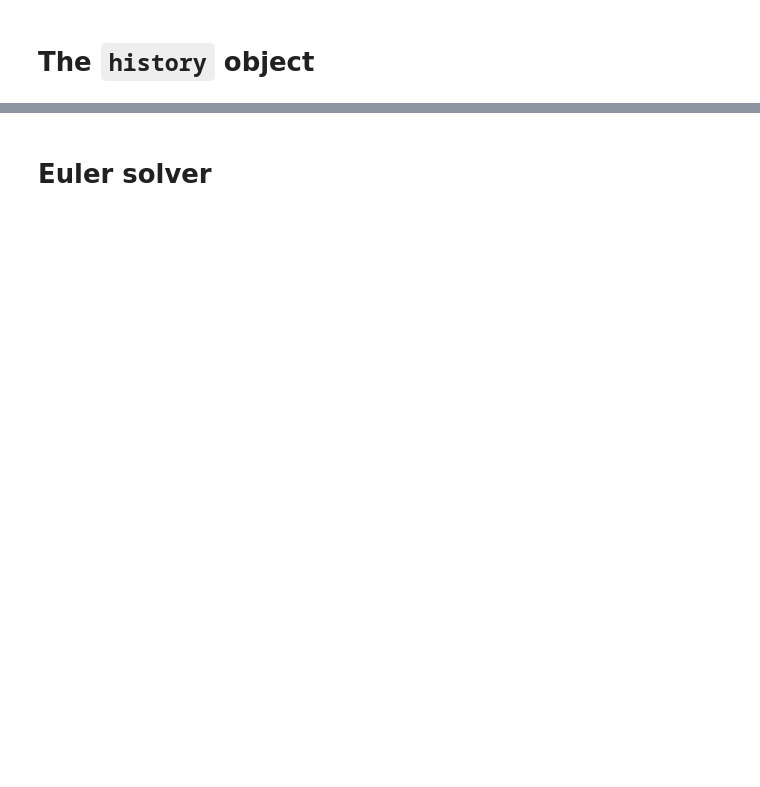
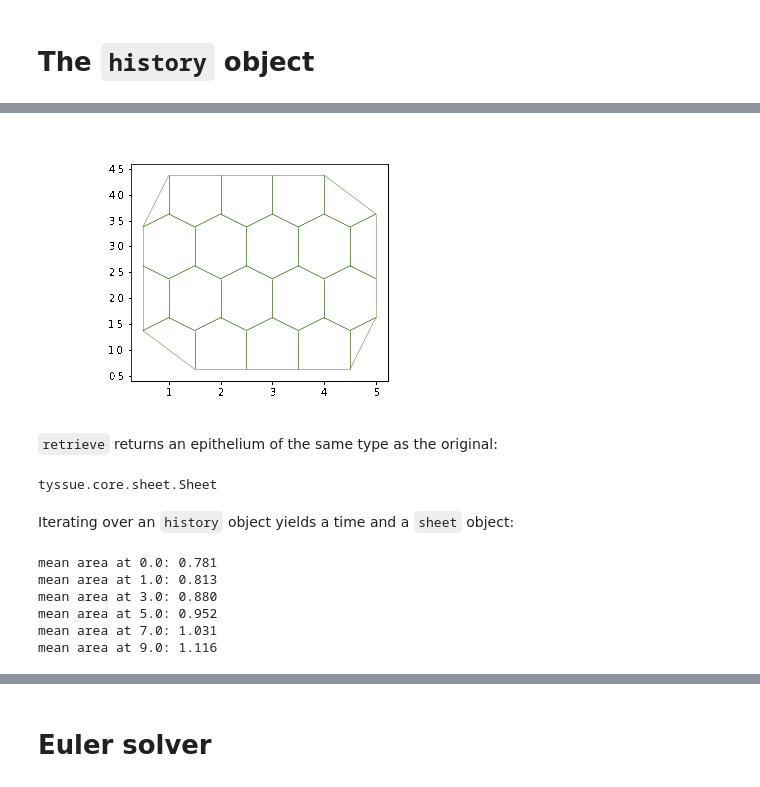
Before and after one commit to DamCB/tyssue-demo, a Jupyter notebook: 04-Solvers.ipynb, the cells around one changed output, grey strips where cells are left out. Cells and saved outputs as stored; diff of their text form; code cells hidden in the pictures; blank space fills up the shorter version.

```diff
--- a/04-Solvers.ipynb
+++ b/04-Solvers.ipynb
@@ -28,3 +36,37 @@ Most of the time, we use `HistoryHDF5` class, that writes each time step to a fi
 
 
 In the solver, we use the `history.record` method to store the epithelium.In the `create_gif` function, we use the `history.retrieve` method to get back the epithelium at a given time point. Please see the API for more details.
+# %%
+history = History(sheet, save_every=2, dt=1)
+
+for i in range(10):
+
+    geom.scale(sheet, 1.02, list('xy'))
+    geom.update_all(sheet)
+    # record only every `save_every` time
+    history.record()
+
+create_gif(history, 'simple_growth.gif', num_frames=len(history))
+
+
+Image('simple_growth.gif')
+# %% [output]
+[figure, added]
+# %% [markdown]
+`retrieve` returns an epithelium of the same type as the original:
+# %%
+type(history.retrieve(5))
+# %% [output]
+tyssue.core.sheet.Sheet
+# %% [markdown]
+Iterating over an `history` object yields a time and a `sheet` object:
+# %%
+for t, sheet in history:
+    print(f"mean area at {t}: {sheet.face_df.area.mean():.3f}", )
+# %% [output]
+mean area at 0.0: 0.781
+mean area at 1.0: 0.813
+mean area at 3.0: 0.880
+mean area at 5.0: 0.952
+mean area at 7.0: 1.031
+mean area at 9.0: 1.116
```
Also changed, not shown: parts of 35 cells of this notebook, 4 other files.
